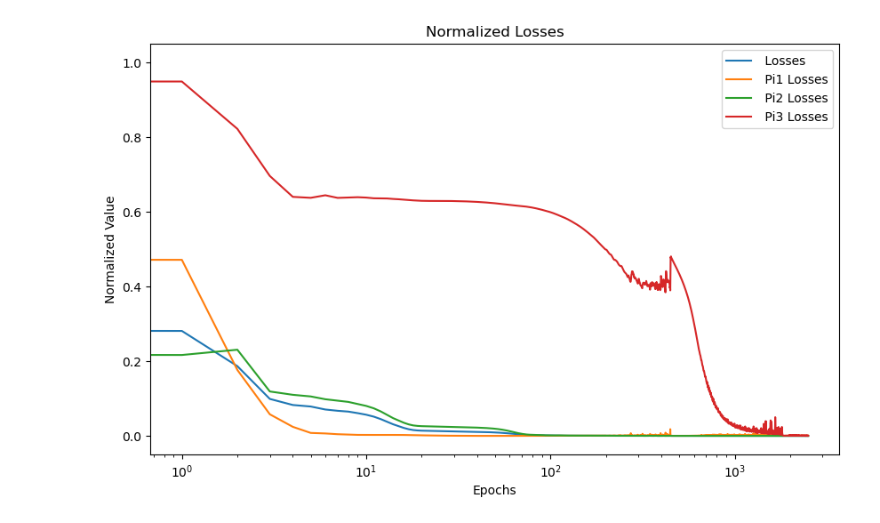
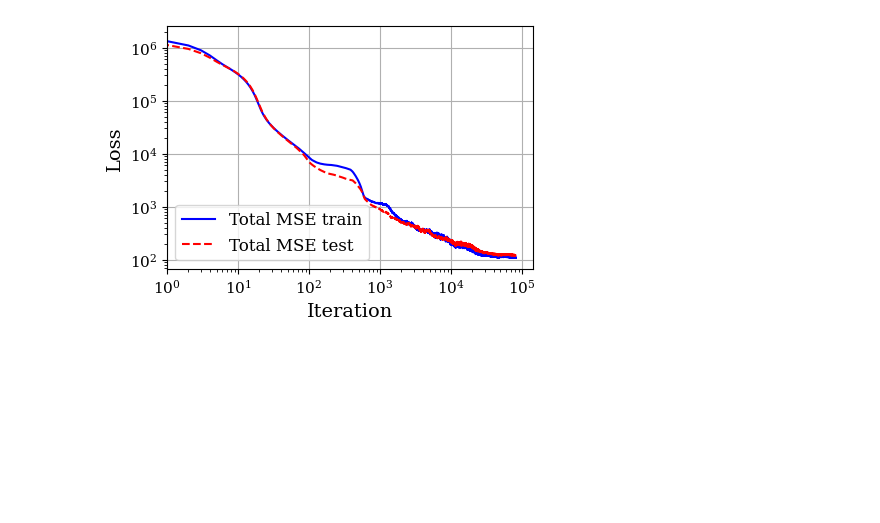
Before and after one commit to rmunozTMELab/Embedding-Oriented-PGNNIV, a Jupyter notebook: src/python/visualizer.ipynb, the cells around one changed output. Saved outputs shown, nothing was run; the diff lists cells and outputs as text; code cells hidden in the pictures; blank space fills up the shorter version.

Commit message:
PGNNIV paper new results

```diff
--- a/src/python/visualizer.ipynb
+++ b/src/python/visualizer.ipynb
@@ -19,10 +22,10 @@ from utils.checkpoints import load_results
 from trainers.train import train_loop
 # %%
 # Creamos los paths para las distintas carpetas
-ROOT_PATH = r'C:\Users\usuario\Desktop\rmunozTMELab\Physically-Guided-Machine-Learning'
-DATA_PATH = os.path.join(ROOT_PATH, r'data\non_linear\non_linear.pkl')
-RESULTS_FOLDER_PATH = os.path.join(ROOT_PATH, r'results\non_linear')
-MODEL_RESULTS_PATH = os.path.join(ROOT_PATH, r'results\non_linear\modelo_prueba_2')
+ROOT_PATH = r'/home/rmunoz/Escritorio/rmunozTMELab/Physically-Guided-Machine-Learning'
+DATA_PATH = os.path.join(ROOT_PATH, r'data/non_linear/non_linear.pkl')
+RESULTS_FOLDER_PATH = os.path.join(ROOT_PATH, r'results/non_linear')
+MODEL_RESULTS_PATH = os.path.join(ROOT_PATH, r'results/non_linear/model_paper')
 
 # Creamos las carpetas que sean necesarias (si ya están creadas se avisará de ello)
 create_folder(RESULTS_FOLDER_PATH)
@@ -67,12 +70,12 @@ K_test = TensOps(K_test_np, space_dimension=K_train.space_dim, contravariance=0,
 # %%
 # Arquitectura del modelo
 input_shape = X_train[0].shape  # [1, 10, 8]
-hidden1_dim = 20
-hidden2_dim = 20
+hidden1_dim = 150
+hidden2_dim = 150
 output_shape = y_train.values[0].shape  # [1, 10, 10]
 # %%
 # Se carga el modelo y el optimizador
-model = NonConstantDiffusivityNeuralNetwork(input_shape, hidden1_dim, hidden2_dim, output_shape)
+model = NonConstantDiffusivityNeuralNetwork(input_shape, hidden1_dim, hidden2_dim, output_shape, n_filters=5)
 optimizer = torch.optim.Adam(model.parameters(), lr=1e-5)
 
 model, optimizer, lists = load_results(model, optimizer, MODEL_RESULTS_PATH)
@@ -99,28 +93,0 @@ plt.show()
-# %%
-# Función para normalizar listas
-def normalize(data):
-    return (data - np.min(data)) / (np.max(data) - np.min(data))
-
-# Normalizar las listas
-normalized_e_losses = normalize(np.array(train_e_loss_list))
-normalized_pi1_losses = normalize(np.array(train_pi1_loss_list))
-normalized_pi2_losses = normalize(np.array(train_pi2_loss_list))
-normalized_pi3_losses = normalize(np.array(train_pi3_loss_list))
-
-# Graficar
-plt.figure(figsize=(10, 6))
-plt.plot(normalized_e_losses, label=' Losses')
-plt.plot(normalized_pi1_losses, label=' Pi1 Losses')
-plt.plot(normalized_pi2_losses, label=' Pi2 Losses')
-plt.plot(normalized_pi3_losses, label=' Pi3 Losses')
-
-# Añadir leyenda y etiquetas
-plt.title('Normalized Losses')
-plt.xlabel('Epochs')
-plt.ylabel('Normalized Value')
-plt.legend()
-plt.xscale('log')
-# plt.yscale('log')
-# plt.grid()
-# %% [output]
-[figure, removed]
@@ -126,0 +123,22 @@ plt.xscale('log')
+# %%
+plt.figure(figsize=(width, height))
+# plt.subplots_adjust(left=subplot_adjust_left, bottom=subplot_adjust_bottom)
+
+plt.plot(smooth_curve(train_total_loss_list), label='Total MSE train', color='blue', linestyle='-')
+plt.plot(smooth_curve(test_total_loss_list), label='Total MSE test', color='red', linestyle='--')
+
+plt.xlabel('Iteration', fontsize=label_fontsize)
+plt.ylabel('Loss', fontsize=label_fontsize)
+# plt.title('Lineal homogeneous learning curve (MSE)', fontsize=title_fontsize)
+
+plt.grid(True)
+plt.legend(loc='lower left', fontsize=legend_fontsize)
+plt.tick_params(axis='both', which='major', labelsize=tick_fontsize)
+
+plt.xscale('log')
+plt.yscale('log')
+plt.xlim(left=1)
+
+plt.show()
+# %% [output]
+[figure, added]
```
Also changed, not shown: parts of 24 cells of this notebook, 11 other files.
